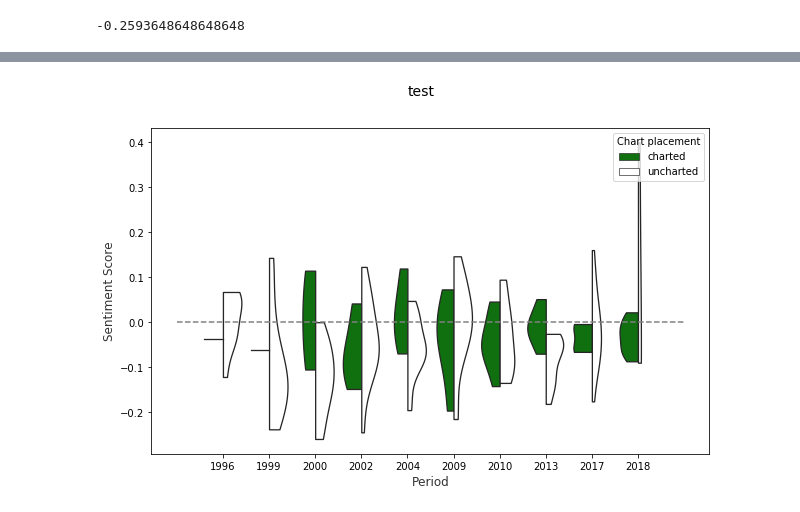
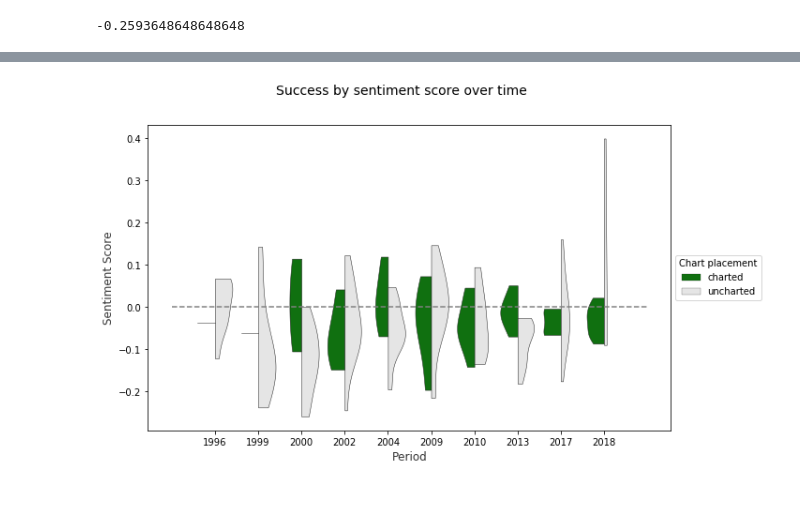
Before and after one commit to Err0neus/Santos-Discography-Analyser, a Jupyter notebook: _support files/DC_dev_file.ipynb, the cells around one changed output, grey strips where cells are left out. Saved outputs shown, nothing was run; the diff lists cells and outputs as text; code cells hidden in the pictures.

Commit message:
update on chart options

```diff
--- a/_support files/DC_dev_file.ipynb
+++ b/_support files/DC_dev_file.ipynb
@@ -51,6 +51,10 @@ Index(['ARTIST_ID', 'ARTIST_NAME', 'ALBUMS', 'YEAR', 'TRACK_TITLE',
 data['SENTIMENT_GROUP'] = data.SENTIMENT_COMPOUND_SCORE.apply(
     lambda x: -1 if x <=-0.03 else (1 if x >=0.03 else 0)
 )
+
+data['SENTIMENT_GROUP_2'] = data.SENTIMENT_COMPOUND_SCORE.apply(
+    lambda x: 'Negative' if x <=-0.03 else ('Positive' if x >=0.03 else 'Neutral')
+)
 # %%
 data.head(2)
 # %% [output]
@@ -230,22 +197,23 @@ data.sort_values(by = 'SENTIMENT_COMPOUND_SCORE', ascending = False).head()
 # %%
 # Visualizing 3-D mix data using violin plots
 # leveraging the concepts of hue and axes for > 1 categorical dimensions
 f, ( ax2) = plt.subplots(1, 1, figsize=(10, 6))
-f.suptitle('test', fontsize=14)
+f.suptitle('Success by sentiment score over time', fontsize=14)
 
 # sns.violinplot(x="YEAR", y="SENTIMENT_COMPOUND_SCORE",
 #                data=data, inner="quart", linewidth=1.3,ax=ax1)
 # ax1.set_xlabel("Period",size = 12,alpha=0.8)
 # ax1.set_ylabel("Sentiment Score",size = 12,alpha=0.8)
 
 sns.violinplot(x="YEAR", y="SENTIMENT_COMPOUND_SCORE", hue="charted_uncharted",
                data=data, split=True,
                inner=None,
-               linewidth=1.3, cut = 0,
-               palette={"charted": "green", "uncharted": "white"}, ax=ax2)
+               linewidth=0.5, cut = 0,
+               palette={"charted": "green", "uncharted": "#e5e5e5"}, ax=ax2)
 ax2.set_xlabel("Period",size = 12,alpha=0.8)
 ax2.set_ylabel("Sentiment Score",size = 12,alpha=0.8)
 ax2.plot([-1, len(data.YEAR.unique())], [0, 0], "k--", color = 'grey')
-l = plt.legend(loc='upper right', title='Chart placement')
+l = plt.legend(title='Chart placement',
+               loc='center left', bbox_to_anchor=(1, 0.5))
 # %% [output]
-[figure, old version]
+[figure, new version]
```
Also changed, not shown: parts of 28 cells of this notebook.
